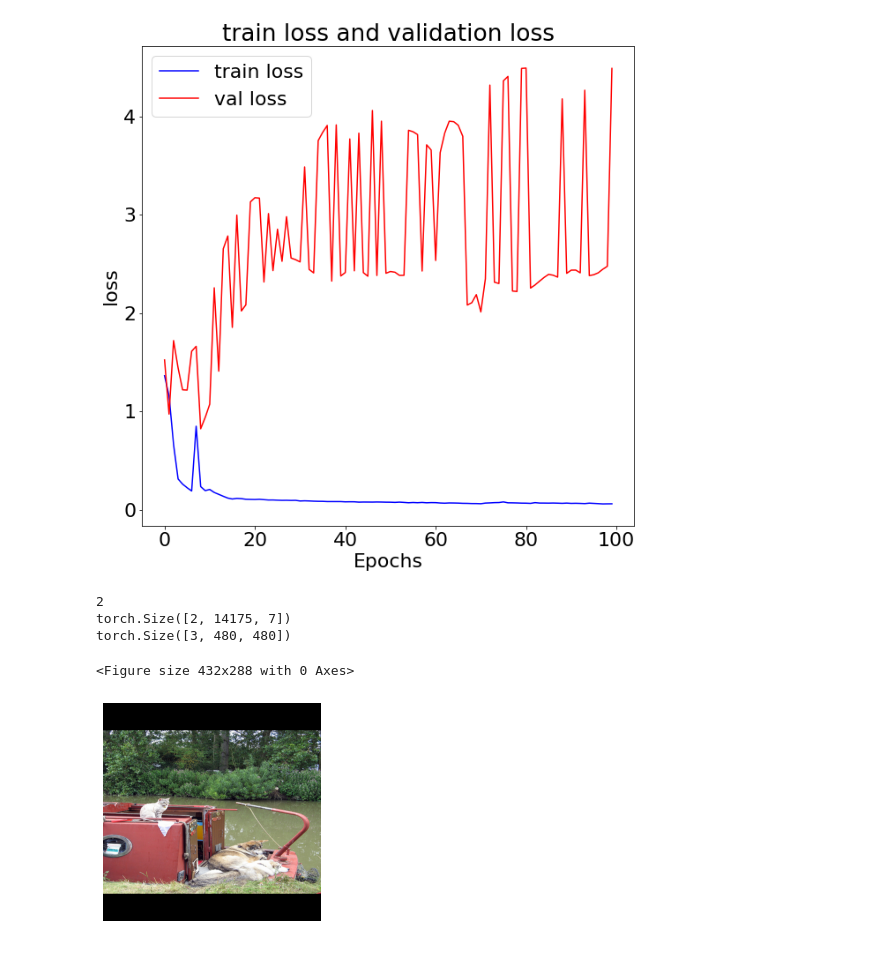
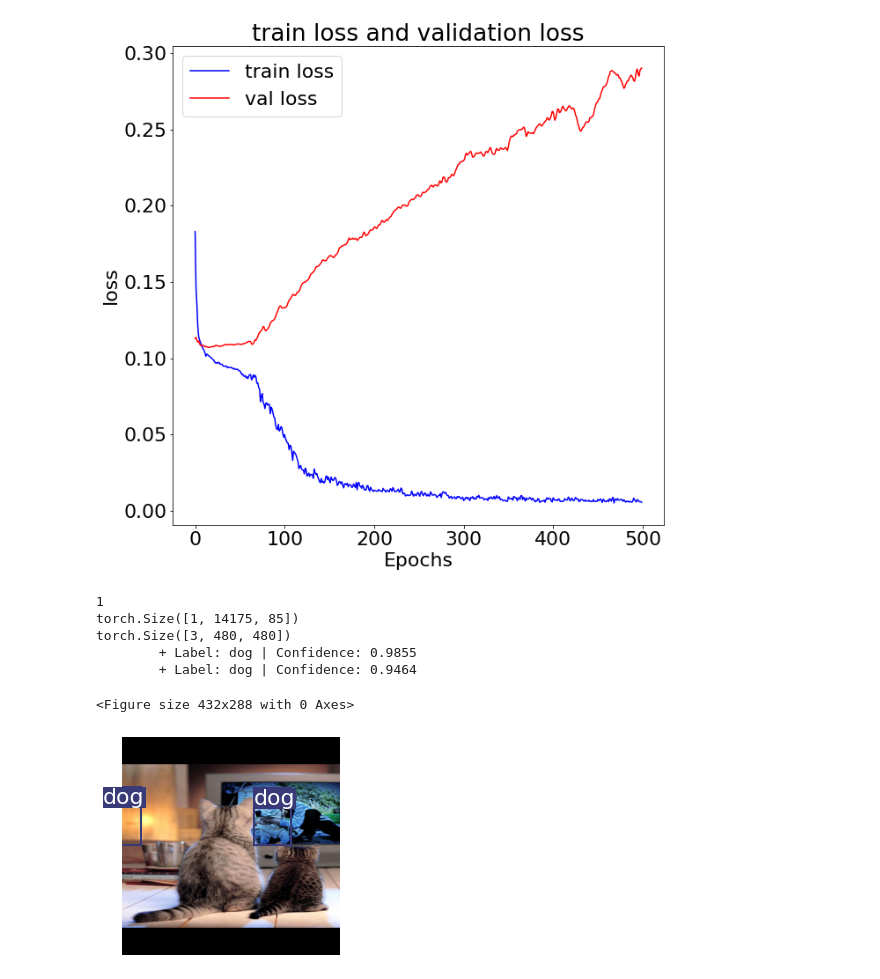
Before and after one commit to KevinZhoutianyi/251B_final, a Jupyter notebook: test.ipynb, the cells around one changed output. Drawn from its saved outputs; the diff is of its cells as text; code cells hidden in the pictures.

```diff
--- a/test.ipynb
+++ b/test.ipynb
@@ -22,6 +22,6 @@ dataset_train = foz.load_zoo_dataset(
     split="train",
     # label_types=[""],
     classes=["cat", "dog"],
-    max_samples=128,
+    max_samples=1,
 )
 # %% [output]
@@ -37,6 +37,6 @@ dataset_validation = foz.load_zoo_dataset(
     split="validation",
     # label_types=[""],
     classes=["cat", "dog"],
-    max_samples=64,
+    max_samples=1,
 )
 # %% [output]
@@ -51,8 +51,8 @@ dataset_train.persistent = True
 dataset_validation.persistent = True
 view_train = dataset_train.filter_labels("ground_truth", F("label").is_in(("cat", "dog")))
 view_val = dataset_validation.filter_labels("ground_truth", F("label").is_in(("cat", "dog")))
-view_train = view_train.take(2, seed=61)
-view_val = view_val.take(2, seed=61)
+view_train = view_train.take(1, seed=61)
+view_val = view_val.take(1, seed=61)
 
 fil_classes = ["cat", "dog"]
 device = torch.device('cuda:0')
@@ -68,7 +68,7 @@ org_w = 640
 org_h = 480
 scaling_factor = 640/480
 
-batch_size = 2
+batch_size = 1
 
 transform = transforms.Compose([transforms.Resize((int(org_h/scaling_factor), int(org_w/scaling_factor))),
                                 transforms.Pad((0, int((org_w - org_h)/(2*scaling_factor)),0,int((org_w - org_h)/(2*scaling_factor)))),
@@ -80,7 +80,7 @@ loader_train = DataLoader(dataset=dataset_train, batch_size=batch_size, shuffle=
 loader_val = DataLoader(dataset=dataset_val, batch_size=batch_size, shuffle=True)
 # %%
 
-model = Model('yolov3.cfg', hyp=hyp).to(device)
+model = Model('yolov3.yaml', hyp=hyp).to(device)
 
 optimizer = torch.optim.Adam(model.parameters(),1e-3)
 loss_fcn = ComputeLoss(model)
@@ -88,7 +88,7 @@ loss_fcn = ComputeLoss(model)
 train_loss_list = []
 val_loss_list = []
 # Add predictions to samples\
-epochs = 100
+epochs = 500
 for epoch in range(epochs):
     #training
     tot_loss = 0
@@ -106,8 +106,8 @@ for epoch in range(epochs):
         optimizer.step()
 
     #save the model each 50 epochs
-    if epoch%50==0 and epoch!=0:
-        torch.save(model,'./models/model'+str(epoch)+'.pt')
+    # if epoch%50==0 and epoch!=0:
+    #     torch.save(model,'./models/model'+str(epoch)+'.pt')
     print(epoch, 'Training:\t',epoch, tot_loss.item()/count)
     train_loss_list.append(tot_loss.item()/count)
 
@@ -154,7 +154,7 @@ validation 99 3.669423818588257
 from util import plot
 plot(train_loss_list,val_loss_list,'train loss','val loss','loss','train loss and validation loss')
 # %% [output]
-[figure, old version]
+[figure, new version]
 # %%
 from util import my_img_plot
 import gc
@@ -165,19 +165,21 @@ model = torch.load('./models/final.pt').to(device)
 # %%
 
 model.eval()
 for images, targets in loader_train:
     # for image in images:
     images = images.to(device)
     with torch.no_grad():
-        pred = model(images)
+        pred = model(images)[0]
         print(len(pred))
-        print(pred[0].shape)
+        print(pred.shape)
         print(images[0].shape)
-        my_img_plot(pred[0],images[0],fil_classes,1)
+        my_img_plot(pred,images[0],fil_classes,1)
     # break
 # %% [output]
-2
-torch.Size([2, 14175, 7])
+1
+torch.Size([1, 14175, 85])
 torch.Size([3, 480, 480])
+        + Label: dog | Confidence: 0.9855
+        + Label: dog | Confidence: 0.9464
 <Figure size 432x288 with 0 Axes>
-[figure, old version]
+[figure, new version]
```
Also changed, not shown: parts of 3 cells of this notebook.
